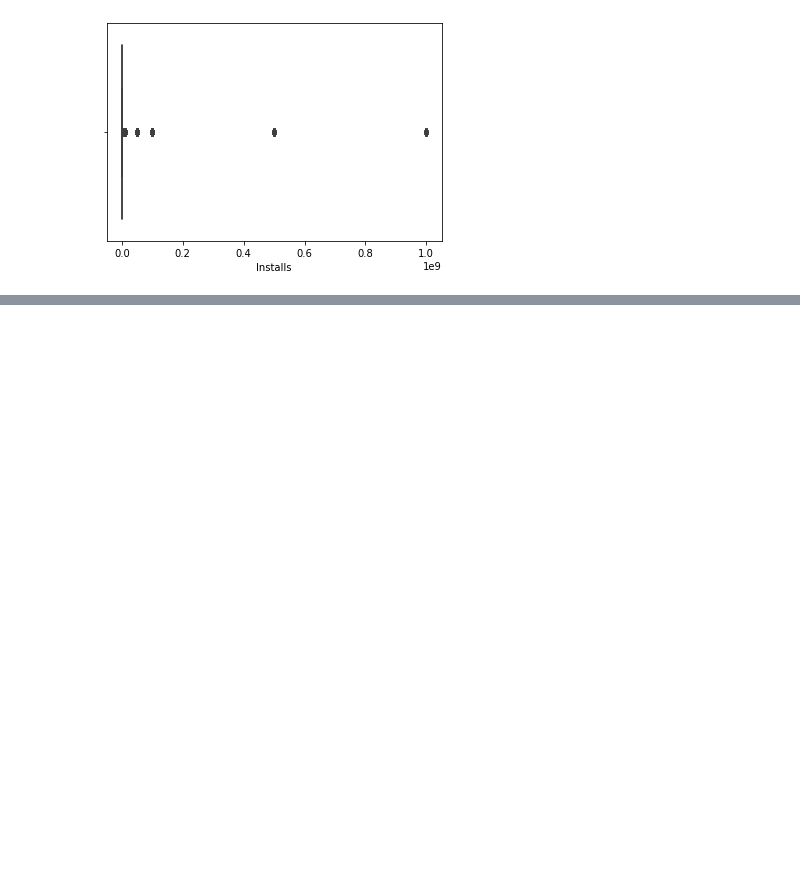
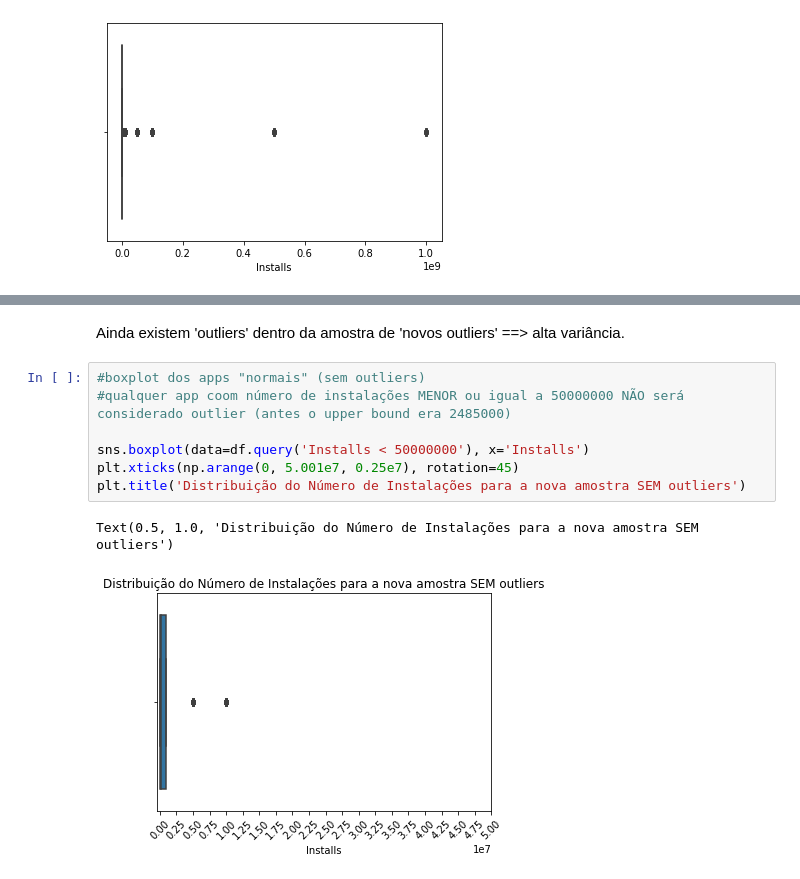
Before and after one commit to edmgjr/portifolio, a Jupyter notebook: Limpesa_e_preprocessamento_de_dados_googleplaystore.ipynb, the cells around one changed output, grey strips where cells are left out. Cells and saved outputs as stored; diff of their text form; blank space fills up the shorter version.

```diff
--- a/Limpesa_e_preprocessamento_de_dados_googleplaystore.ipynb
+++ b/Limpesa_e_preprocessamento_de_dados_googleplaystore.ipynb
@@ -1490,0 +1633,12 @@ sns.boxplot(data=df, x='Installs')
+# %% [markdown]
+Ainda existem 'outliers' dentro da amostra de 'novos outliers' ==> alta variância.
+# %%
+#boxplot dos apps "normais" (sem outliers)
+#qualquer app coom número de instalações MENOR ou igual a 50000000 NÃO será considerado outlier (antes o upper bound era 2485000)
+
+sns.boxplot(data=df.query('Installs < 50000000'), x='Installs')
+plt.xticks(np.arange(0, 5.001e7, 0.25e7), rotation=45)
+plt.title('Distribuição do Número de Instalações para a nova amostra SEM outliers')
+# %% [output]
+Text(0.5, 1.0, 'Distribuição do Número de Instalações para a nova amostra SEM outliers')
+[figure, added]
```
Also changed, not shown: parts of 30 cells of this notebook.
